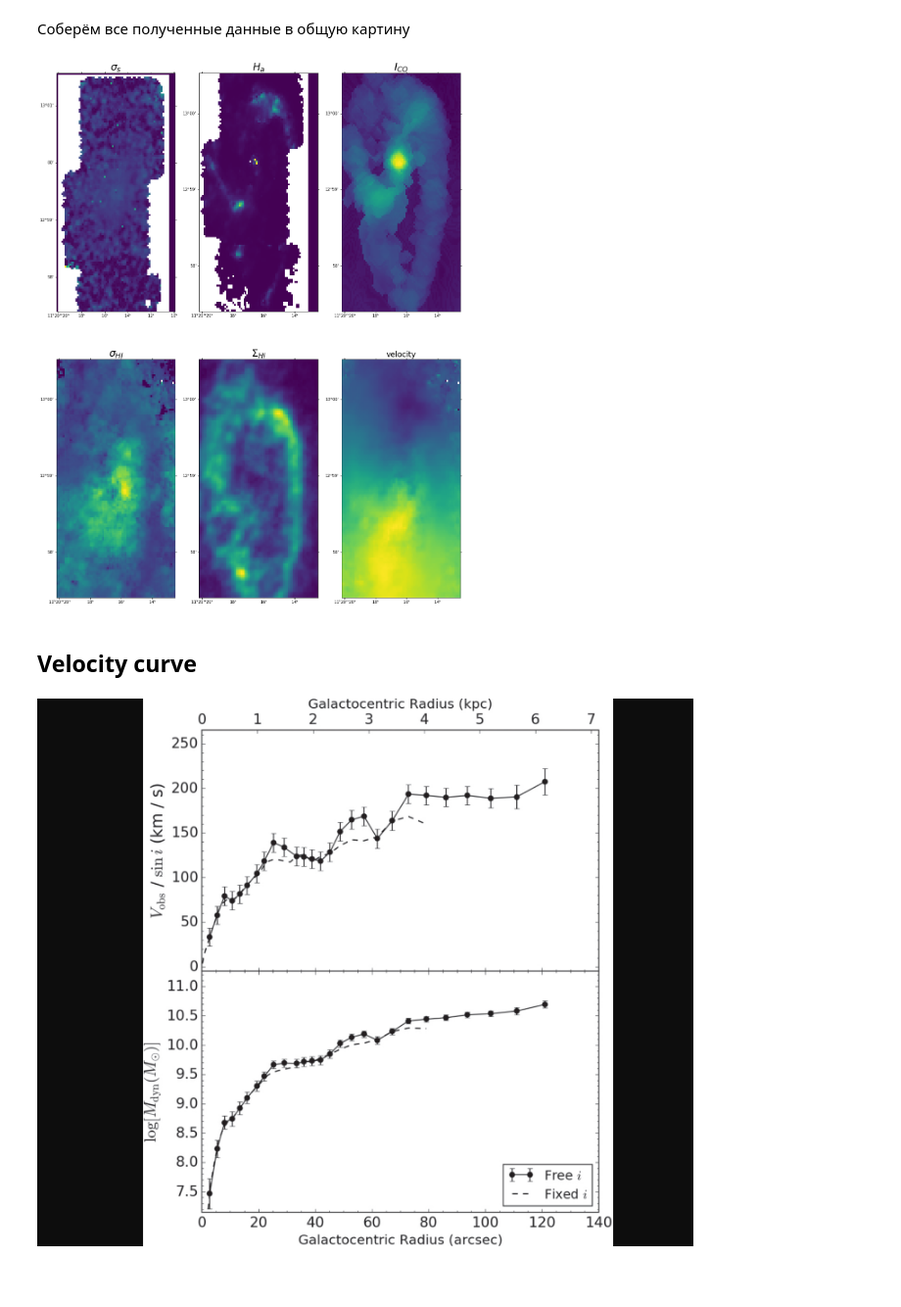
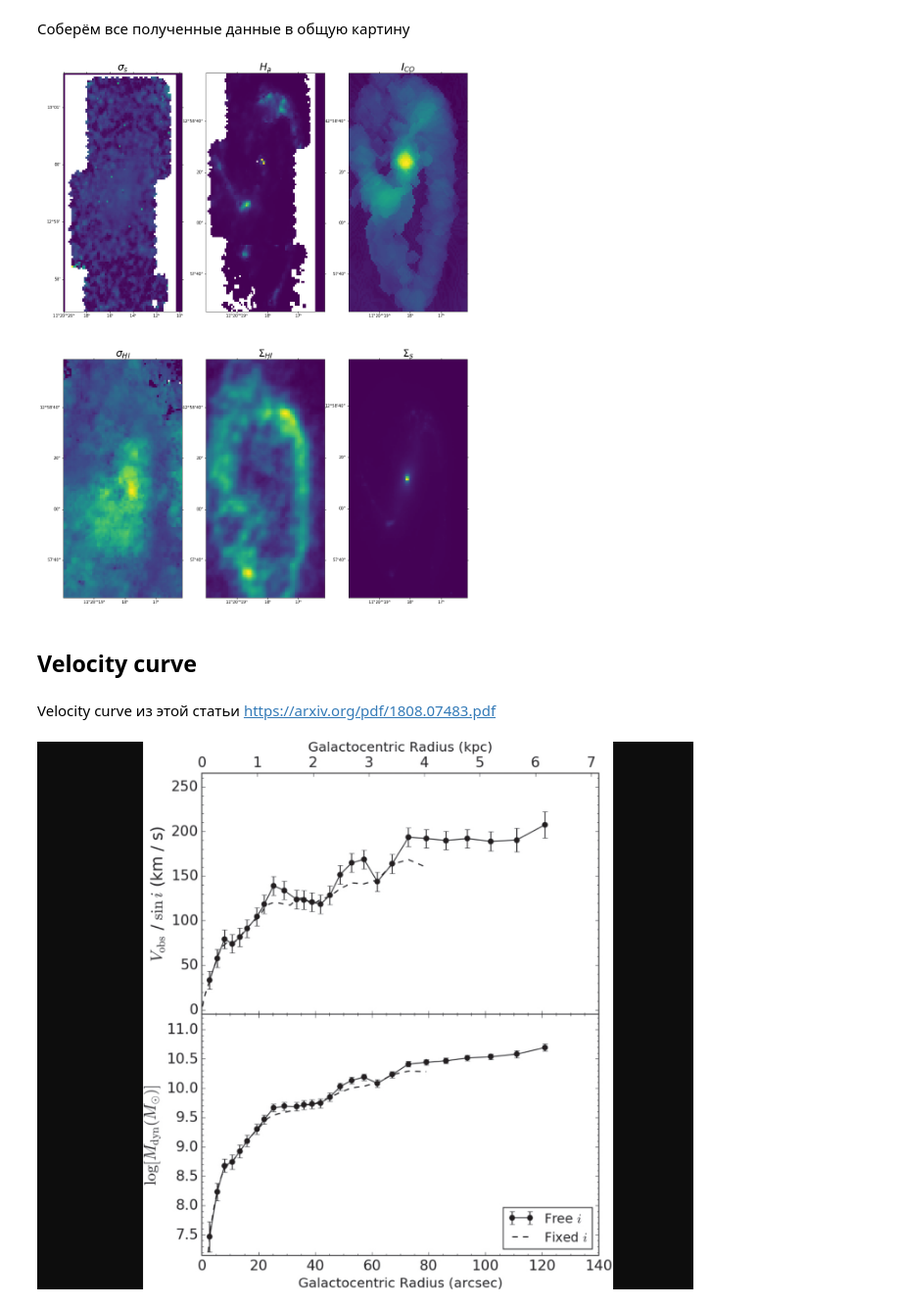
Before and after one commit to ValerieKostiuk/Course-work, a Jupyter notebook: NGC3627/main_program.ipynb, the cells around one changed output. Shown at 98% size. Drawn from its saved outputs; the diff is of its cells as text; code cells hidden in the pictures; blank space fills up the shorter version.

```diff
--- a/NGC3627/main_program.ipynb
+++ b/NGC3627/main_program.ipynb
@@ -214,0 +206,15 @@ plt.pcolormesh(X, Y, Z)
+# %%
+size = [250,150]
+first_data, second_data = cut_fits(first_fits = './data/NGC3627_map_ha_corr.fits', second_fits = './data/NGC3627.phot.1_nonan.fits', size = size)
+fig = plt.figure(figsize=[10, 12])
+ax = fig.add_subplot(121, projection=first_data.wcs)
+
+ax.imshow(first_data.data, origin='lower', aspect="auto")
+
+ax2 = fig.add_subplot(122, projection=second_data.wcs)
+ax2.imshow(second_data.data, origin='lower', aspect="auto")
+
+plt.show()
+
+print(first_data.shape)
+print(second_data.shape)
@@ -214,0 +241,23 @@ plt.pcolormesh(X, Y, Z)
+# %%
+from astropy.wcs.utils import pixel_to_skycoord, skycoord_to_pixel
+cosi = np.cos(62. / 180. * np.pi)
+def create_new_grid_for_SigmaS(first_fits=None, second_fits=None, size=None):
+    first_data, second_data = cut_fits(first_fits=first_fits, second_fits=second_fits, size=size)
+    shape = first_data.shape
+    first_data_wcs = first_data.wcs
+    X, Y = np.meshgrid(np.arange(0, shape[1], 1), np.arange(0, shape[0], 1))
+    sgrid = pixel_to_skycoord(X.ravel(), Y.ravel(), first_data_wcs).reshape((shape[0], shape[1]))
+
+    grid_pixs = []
+    new_second_data = []
+    for scoord in sgrid.ravel():
+        spix = skycoord_to_pixel(scoord, second_data.wcs)
+
+        if (spix[1]<332):
+            grid_pixs.append(spix)
+            new_second_data.append(second_data.data[int(spix[1])][int(spix[0])] * 280. * cosi)
+
+    return grid_pixs, new_second_data
+# %%
+size = [250,150]
+grid_pix, Sigma_s = create_new_grid_for_SigmaS(first_fits = './data/NGC3627_map_ha_corr.fits', second_fits = './data/NGC3627.phot.1_nonan.fits', size = size)
@@ -214,0 +287,2 @@ plt.pcolormesh(X, Y, Z)
+# %%
+Sigma_s = np.array(Sigma_s).reshape(124,75)
@@ -217,36 +299,38 @@ plt.pcolormesh(X, Y, Z)
 # %%
 fig = plt.figure(figsize=[18, 24])
 ax1 = fig.add_subplot(231, projection=first_data.wcs)
 ax1.imshow(sigma_s.data, origin='lower', aspect="auto")
 plt.title('$\sigma_s$', fontsize=25)
 
 ax2 = fig.add_subplot(232, projection=second_data.wcs)
 ax2.imshow(H_alpha.data, origin='lower', aspect="auto")
 plt.title('$H_a$', fontsize=25)
 
 ax3 = fig.add_subplot(233, projection=second_data.wcs)
 ax3.imshow(I_CO.data, origin='lower', aspect="auto")
 plt.title('$I_{CO}$', fontsize=25)
 
 ax4 = fig.add_subplot(234, projection=second_data.wcs)
 ax4.imshow(sigma_HI.data, origin='lower', aspect="auto")
 plt.title('$\sigma_{HI}$', fontsize=25)
 
 ax5 = fig.add_subplot(235, projection=second_data.wcs)
 ax5.imshow(Sigma_HI.data, origin='lower', aspect="auto")
 plt.title('$\Sigma_{HI}$', fontsize=25)
 
 ax6 = fig.add_subplot(236, projection=second_data.wcs)
-ax6.imshow(velocity.data, origin='lower', aspect="auto")
-plt.title('velocity', fontsize=19)
+ax6.imshow(Sigma_s.data, origin='lower', aspect="auto")
+plt.title('$\Sigma_{s}$', fontsize=25)
 
 plt.show()
 # %% [output]
-[figure, old version]
+[figure, new version]
 # %% [markdown]
 ## Velocity curve
 # %%
 from IPython.display import Image
+# %% [markdown]
+Velocity curve из этой статьи https://arxiv.org/pdf/1808.07483.pdf
 # %%
 Image(filename='./images/velocity_curve.png')
 # %% [output]
```
Also changed, not shown: parts of 20 cells of this notebook, 3 other files.
